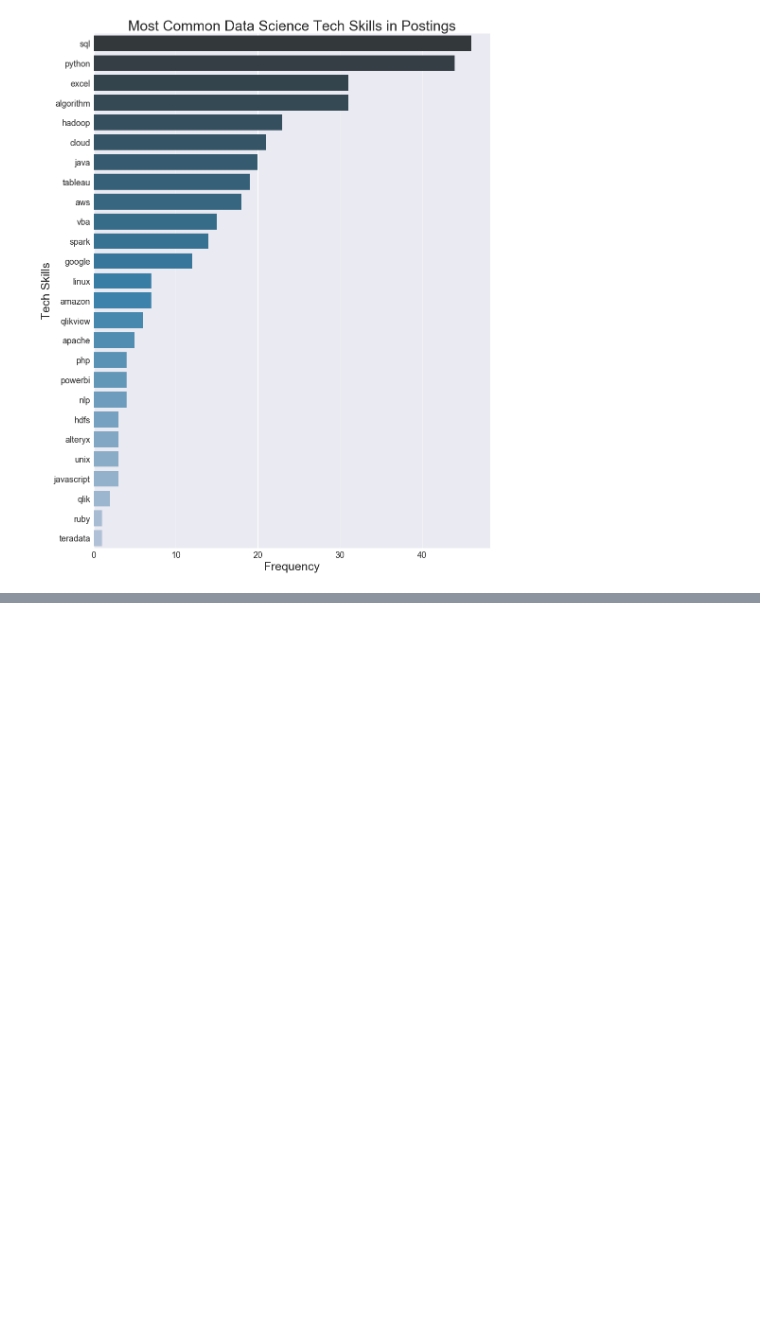
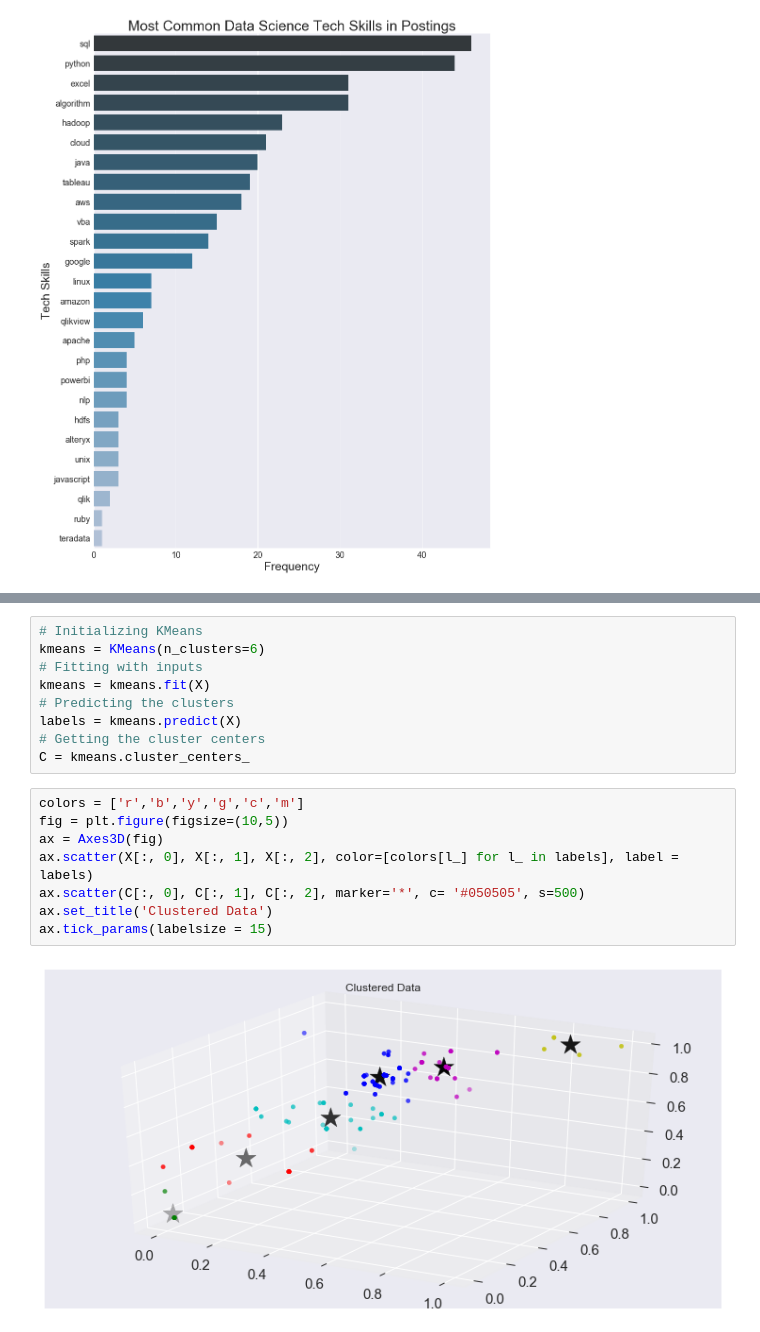
Before and after one commit to jasonchanhku/DataScienceDemand, a Jupyter notebook: Data Science Demand in Hong Kong.ipynb, the cells around one changed output, grey strips where cells are left out. Saved outputs shown, nothing was run; the diff lists cells and outputs as text; blank space fills up the shorter version.

```diff
--- a/Data Science Demand in Hong Kong.ipynb
+++ b/Data Science Demand in Hong Kong.ipynb
@@ -480,0 +492,19 @@ ContextualVersionConflict: (setuptools 27.2.0 (/Users/jasonchan/anaconda/lib/pyt
+# %%
+# Initializing KMeans
+kmeans = KMeans(n_clusters=6)
+# Fitting with inputs
+kmeans = kmeans.fit(X)
+# Predicting the clusters
+labels = kmeans.predict(X)
+# Getting the cluster centers
+C = kmeans.cluster_centers_
+# %%
+colors = ['r','b','y','g','c','m']
+fig = plt.figure(figsize=(10,5))
+ax = Axes3D(fig)
+ax.scatter(X[:, 0], X[:, 1], X[:, 2], color=[colors[l_] for l_ in labels], label = labels)
+ax.scatter(C[:, 0], C[:, 1], C[:, 2], marker='*', c= '#050505', s=500)
+ax.set_title('Clustered Data')
+ax.tick_params(labelsize = 15)
+# %% [output]
+[figure, added]
```
Also changed, not shown: parts of 20 cells of this notebook.
